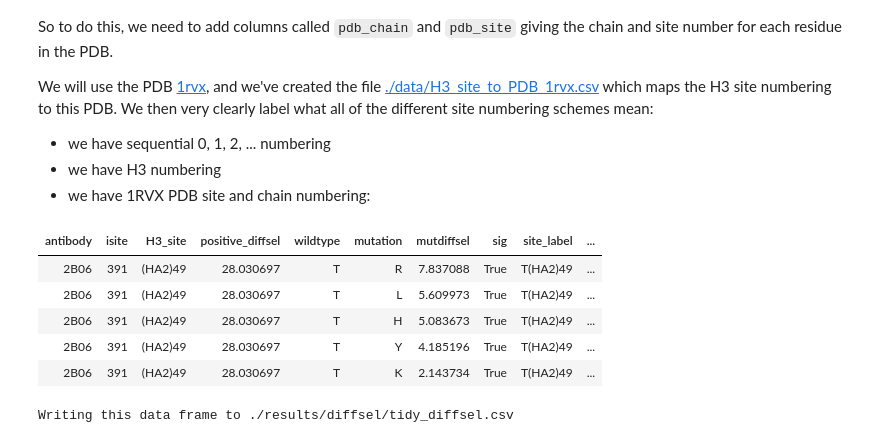
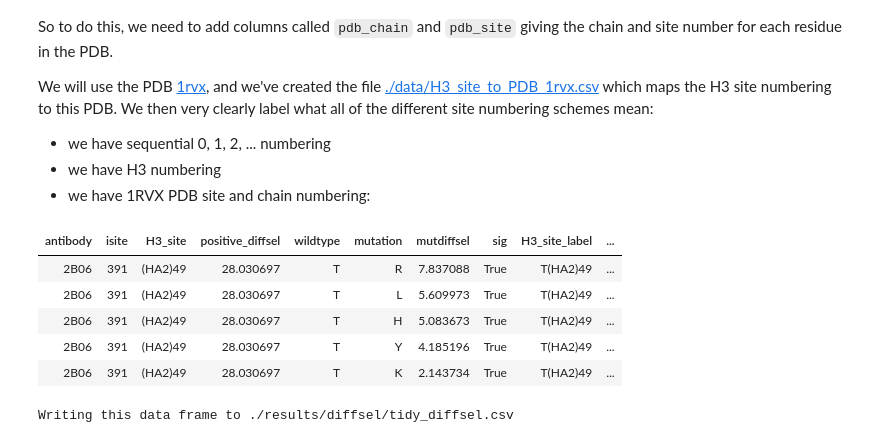
Before and after one commit to jbloomlab/2B06_DMS, a Jupyter notebook: analysis_notebook.ipynb, the cells around one changed output. Saved outputs shown, nothing was run; the diff lists cells and outputs as text; code cells hidden in the pictures.

```diff
--- a/analysis_notebook.ipynb
+++ b/analysis_notebook.ipynb
@@ -467,19 +467,22 @@ We then very clearly label what all of the different site numbering schemes mean
 # %%
 sel_df_pdb_numbers = (
  sel_df
- .merge(pandas.read_csv('data/H3_site_to_PDB_1rvx.csv'))
+ .merge(pandas.read_csv('data/H3_site_to_PDB_1rvx.csv'), how='left')
  .rename(columns={'site': 'H3_site',
-                  'pdb_chain': '1rvx_PDB_chain',
-                  'pdb_site': '1rvx_PDB_site'})
+                  'pdb_chain': 'PDB_1rvx_chain',
+                  'pdb_site': 'PDB_1rvx_site',
+                  'site_label': 'H3_site_label'})
+ .assign(PDB_1rvx_site_label=lambda x: x['PDB_1rvx_site'] +
+                                       x['PDB_1rvx_chain'].apply(lambda c: '' if c == 'A' else '(HA2)'))
  )
 
 display(HTML(sel_df_pdb_numbers.head().to_html(index=False)))
 
 tidy_sel_file = os.path.join(diffseldir, 'tidy_diffsel.csv')
 print(f"Writing this data frame to {tidy_sel_file}")
 sel_df_pdb_numbers.to_csv(tidy_sel_file, index=False)
 # %% [output]
-| antibody | isite | H3_site | positive_diffsel | wildtype | mutation | mutdiffsel | sig | site_label | ... |
+| antibody | isite | H3_site | positive_diffsel | wildtype | mutation | mutdiffsel | sig | H3_site_label | ... |
 | 2B06 | 391 | (HA2)49 | 28.030697 | T | R | 7.837088 | True | T(HA2)49 | ... |
 | 2B06 | 391 | (HA2)49 | 28.030697 | T | L | 5.609973 | True | T(HA2)49 | ... |
 | 2B06 | 391 | (HA2)49 | 28.030697 | T | H | 5.083673 | True | T(HA2)49 | ... |
```
Also changed, not shown: 2 other files.
